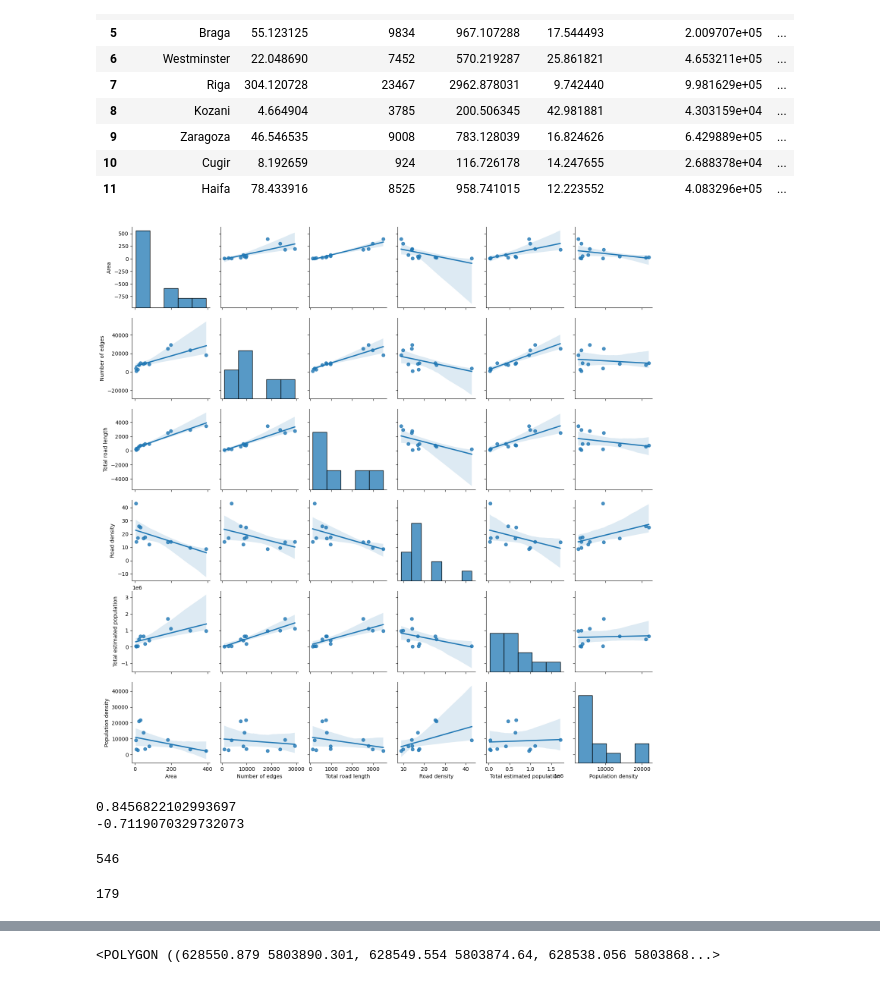
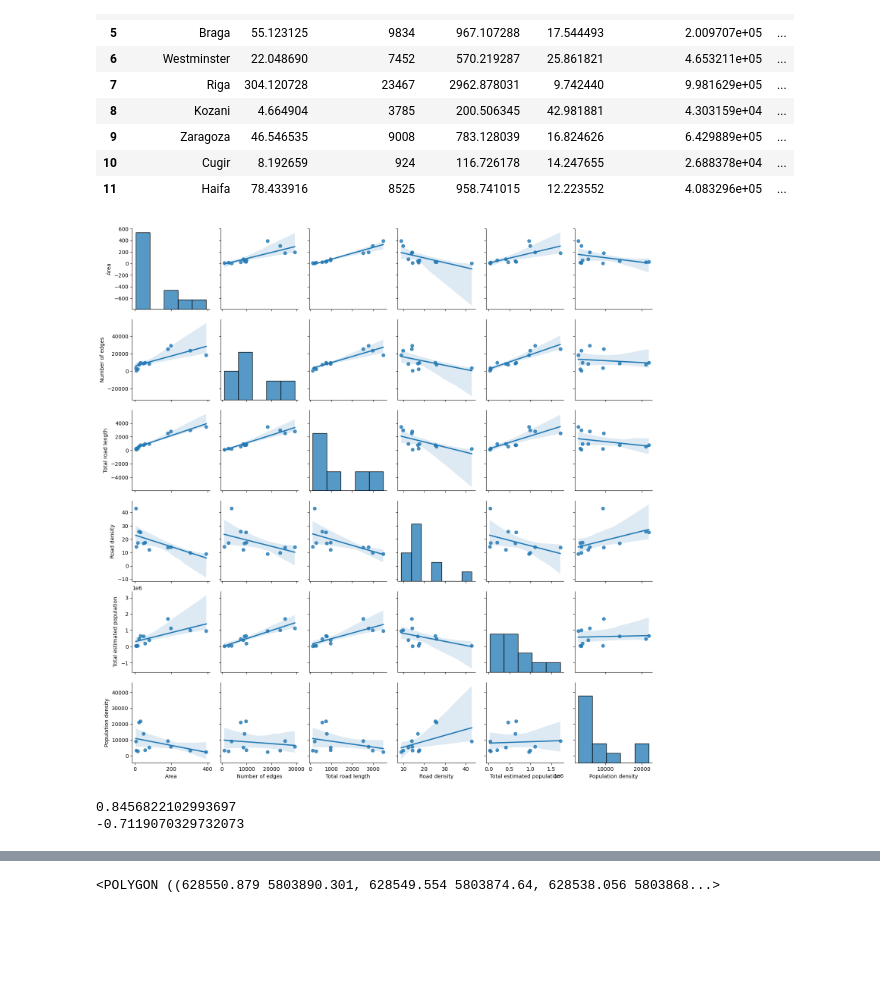
Before and after one commit to csebastiao/JS_superblockify, a Jupyter notebook: notebooks/city_partners_explore_results.ipynb, the cells around one changed output, grey strips where cells are left out. Drawn from its saved outputs; the diff is of its cells as text; code cells hidden in the pictures; blank space fills up the shorter version.

```diff
--- a/notebooks/city_partners_explore_results.ipynb
+++ b/notebooks/city_partners_explore_results.ipynb
@@ -8,6 +11,6 @@ import geopandas as gpd
 # %%
-df = pd.read_json("../data/processed/city_partners_public/metadata_cities.json")
-df
+df_cities = pd.read_json("../data/processed/city_partners_public/metadata_cities.json")
+df_cities
 # %% [output]
 |  | Cities | Area | Number of edges | Total road length | Road density | Total estimated population | ... |
 | 0 | Amsterdam | 197.310440 | 29363 | 2773.695725 | 14.057521 | 1.116148e+06 | ... |
@@ -31,5 +28,5 @@ df
 # %%
-sns.pairplot(df, kind="reg", diag_kind="hist");
+sns.pairplot(df_cities, kind="reg", diag_kind="hist");
 # %% [output]
-[figure, old version]
+[figure, new version]
 # %%
@@ -46,19 +43,4 @@ print(r_value)
 # %% [output]
 0.8456822102993697
 -0.7119070329732073
-# %%
-df = gpd.read_file(
-    "../data/processed/city_partners_public/graphs_SB/Amsterdam/Amsterdam_betweenness.gpkg",
-    layer="ltns",
-)
-len(df)
-# %% [output]
-546
-# %%
-df_filt = df[
-    (df["geometry"].area < 921600) & (df["geometry"].area > 25600) & (df["n"] > 5)
-]
-len(df_filt)
-# %% [output]
-179
 # %%
```
Also changed, not shown: parts of 18 cells of this notebook, 6 other files.
